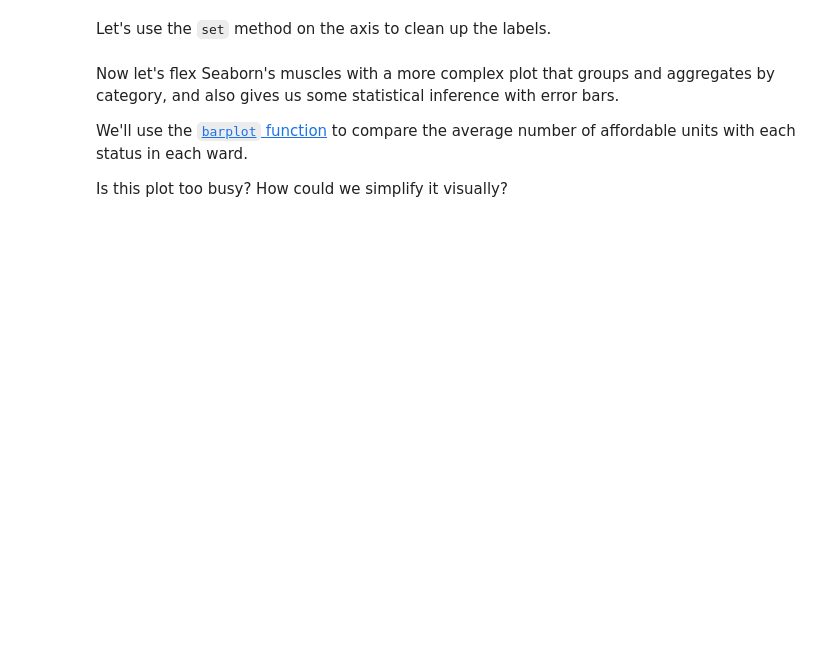
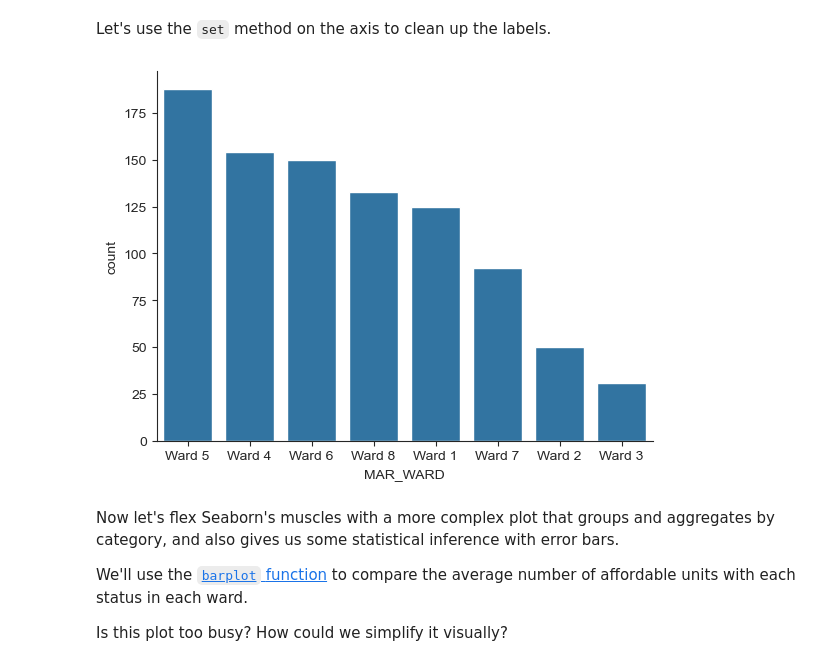
Before and after one commit to stg12793/ursp688y_sp2025, a Jupyter notebook: demos/demo06/demo06_live.ipynb, the cells around one changed output. Drawn from its saved outputs; the diff is of its cells as text; code cells hidden in the pictures; blank space fills up the shorter version.

```diff
--- a/demos/demo06/demo06_live.ipynb
+++ b/demos/demo06/demo06_live.ipynb
@@ -182,4 +184,4 @@ We'll use data from the Washington, D.C. Open Data Portal on [affordable housing
 import pandas as pd
 # %%
 # Load data table
-# ! Download affordable housing csv and load as a dataframe
+df = pd.read_csv('Affordable_Housing.csv')
@@ -257,11 +296,9 @@ sns.despine()
 Let's use the `set` method on the axis to clean up the labels.
 # %%
 sns.countplot(df, x='MAR_WARD', order=df['MAR_WARD'].value_counts().index)
-ax.set(
-    xlabel=None,
-    ylabel='Average Affordable Units per Project'
-)
 sns.despine()
+# %% [output]
+[figure, added]
 # %% [markdown]
 Now let's flex Seaborn's muscles with a more complex plot that groups and aggregates by category, and also gives us some statistical inference with error bars.
 
```
Also changed, not shown: parts of 19 cells of this notebook, 3 other files.
